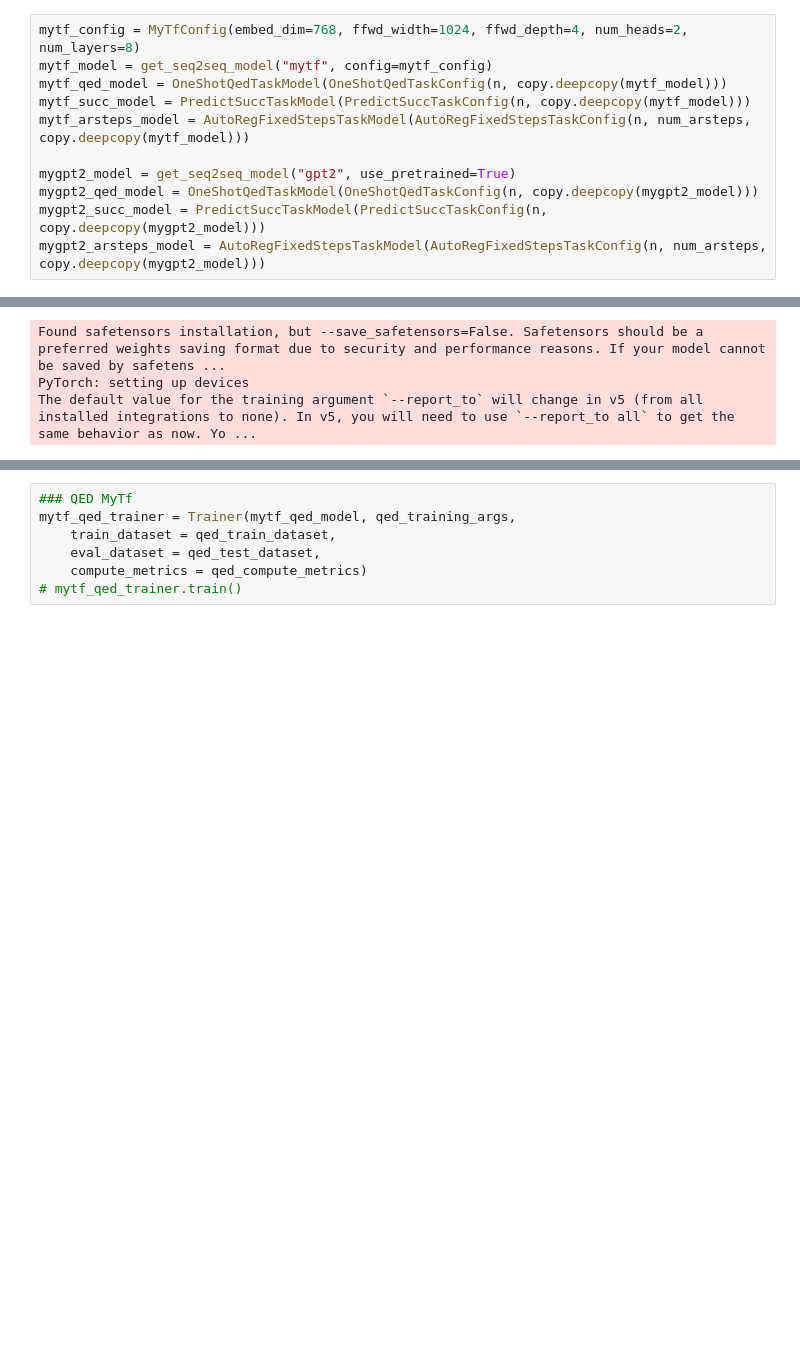
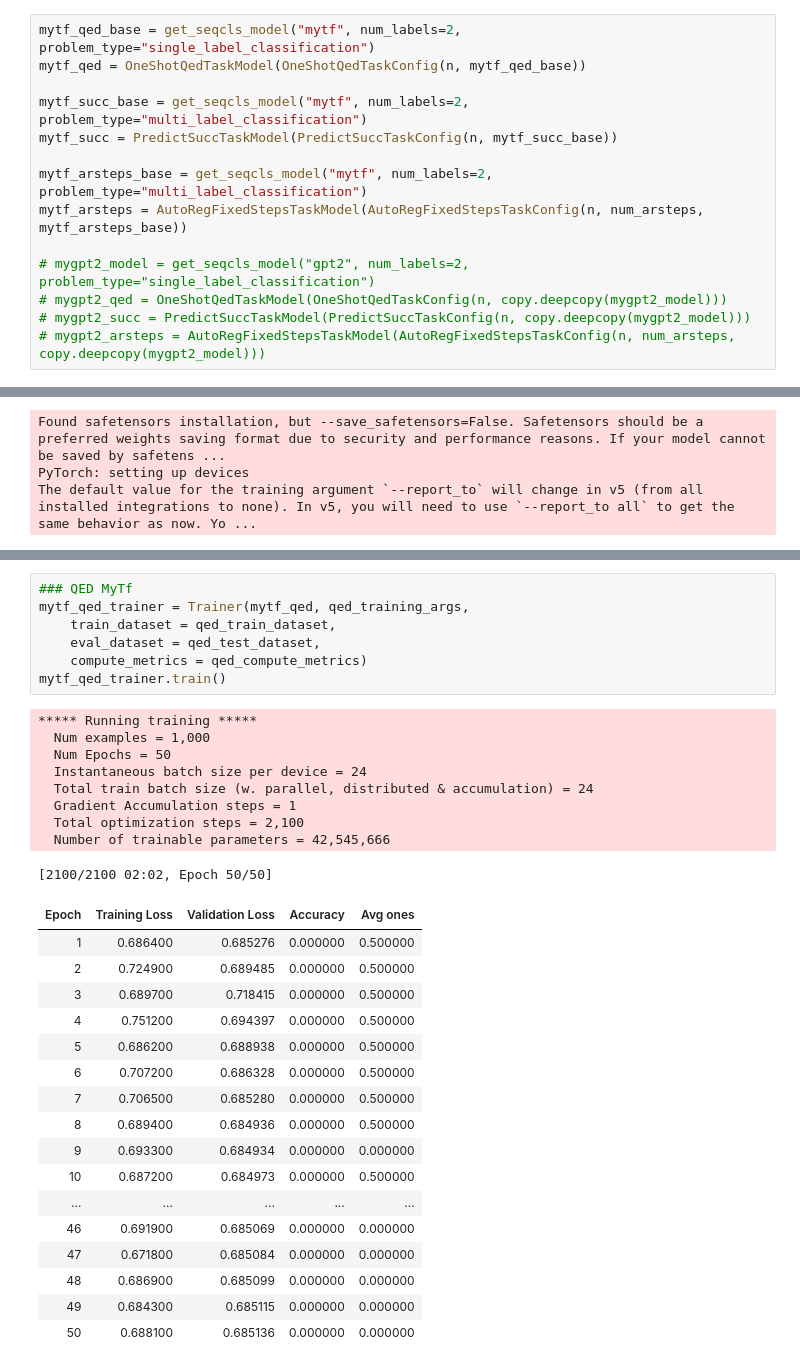
Before and after one commit to AntonXue/tf_logic, a Jupyter notebook: notebooks/task_trainer_test.ipynb, the cells around one changed output, grey strips where cells are left out. Saved outputs shown, nothing was run; the diff lists cells and outputs as text; blank space fills up the shorter version.

```diff
--- a/notebooks/task_trainer_test.ipynb
+++ b/notebooks/task_trainer_test.ipynb
@@ -34,13 +34,16 @@ arsteps_test_dataset_config = AutoRegFixedStepsDatasetConfig(r,n,ap,bp,sp,num_ar
 arsteps_train_dataset = AutoRegFixedStepsDataset(arsteps_train_dataset_config)
 arsteps_test_dataset = AutoRegFixedStepsDataset(arsteps_test_dataset_config)
 # %%
-mytf_config = MyTfConfig(embed_dim=768, ffwd_width=1024, ffwd_depth=4, num_heads=2, num_layers=8)
-mytf_model = get_seq2seq_model("mytf", config=mytf_config)
-mytf_qed_model = OneShotQedTaskModel(OneShotQedTaskConfig(n, copy.deepcopy(mytf_model)))
-mytf_succ_model = PredictSuccTaskModel(PredictSuccTaskConfig(n, copy.deepcopy(mytf_model)))
-mytf_arsteps_model = AutoRegFixedStepsTaskModel(AutoRegFixedStepsTaskConfig(n, num_arsteps, copy.deepcopy(mytf_model)))
+mytf_qed_base = get_seqcls_model("mytf", num_labels=2, problem_type="single_label_classification")
+mytf_qed = OneShotQedTaskModel(OneShotQedTaskConfig(n, mytf_qed_base))
 
-mygpt2_model = get_seq2seq_model("gpt2", use_pretrained=True)
-mygpt2_qed_model = OneShotQedTaskModel(OneShotQedTaskConfig(n, copy.deepcopy(mygpt2_model)))
-mygpt2_succ_model = PredictSuccTaskModel(PredictSuccTaskConfig(n, copy.deepcopy(mygpt2_model)))
-mygpt2_arsteps_model = AutoRegFixedStepsTaskModel(AutoRegFixedStepsTaskConfig(n, num_arsteps, copy.deepcopy(mygpt2_model)))
+mytf_succ_base = get_seqcls_model("mytf", num_labels=2, problem_type="multi_label_classification")
+mytf_succ = PredictSuccTaskModel(PredictSuccTaskConfig(n, mytf_succ_base))
+
+mytf_arsteps_base = get_seqcls_model("mytf", num_labels=2, problem_type="multi_label_classification")
+mytf_arsteps = AutoRegFixedStepsTaskModel(AutoRegFixedStepsTaskConfig(n, num_arsteps, mytf_arsteps_base))
+
+# mygpt2_model = get_seqcls_model("gpt2", num_labels=2, problem_type="single_label_classification")
+# mygpt2_qed = OneShotQedTaskModel(OneShotQedTaskConfig(n, copy.deepcopy(mygpt2_model)))
+# mygpt2_succ = PredictSuccTaskModel(PredictSuccTaskConfig(n, copy.deepcopy(mygpt2_model)))
+# mygpt2_arsteps = AutoRegFixedStepsTaskModel(AutoRegFixedStepsTaskConfig(n, num_arsteps, copy.deepcopy(mygpt2_model)))
@@ -134,7 +73,34 @@ TrainOutput(global_step=2100, training_loss=0.12189393867894935, metrics={'train
 # %%
 ### QED MyTf
-mytf_qed_trainer = Trainer(mytf_qed_model, qed_training_args,
+mytf_qed_trainer = Trainer(mytf_qed, qed_training_args,
     train_dataset = qed_train_dataset,
     eval_dataset = qed_test_dataset,
     compute_metrics = qed_compute_metrics)
-# mytf_qed_trainer.train()
+mytf_qed_trainer.train()
+# %% [output]
+***** Running training *****
+  Num examples = 1,000
+  Num Epochs = 50
+  Instantaneous batch size per device = 24
+  Total train batch size (w. parallel, distributed & accumulation) = 24
+  Gradient Accumulation steps = 1
+  Total optimization steps = 2,100
+  Number of trainable parameters = 42,545,666
+[2100/2100 02:02, Epoch 50/50]
+| Epoch | Training Loss | Validation Loss | Accuracy | Avg ones |
+| 1 | 0.686400 | 0.685276 | 0.000000 | 0.500000 |
+| 2 | 0.724900 | 0.689485 | 0.000000 | 0.500000 |
+| 3 | 0.689700 | 0.718415 | 0.000000 | 0.500000 |
+| 4 | 0.751200 | 0.694397 | 0.000000 | 0.500000 |
+| 5 | 0.686200 | 0.688938 | 0.000000 | 0.500000 |
+| 6 | 0.707200 | 0.686328 | 0.000000 | 0.500000 |
+| 7 | 0.706500 | 0.685280 | 0.000000 | 0.500000 |
+| 8 | 0.689400 | 0.684936 | 0.000000 | 0.500000 |
+| 9 | 0.693300 | 0.684934 | 0.000000 | 0.000000 |
+| 10 | 0.687200 | 0.684973 | 0.000000 | 0.500000 |
+| ... | ... | ... | ... | ... |
+| 46 | 0.691900 | 0.685069 | 0.000000 | 0.000000 |
+| 47 | 0.671800 | 0.685084 | 0.000000 | 0.000000 |
+| 48 | 0.686900 | 0.685099 | 0.000000 | 0.000000 |
+| 49 | 0.684300 | 0.685115 | 0.000000 | 0.000000 |
+| 50 | 0.688100 | 0.685136 | 0.000000 | 0.000000 |
```
Also changed, not shown: parts of 8 cells of this notebook, 6 other files.
